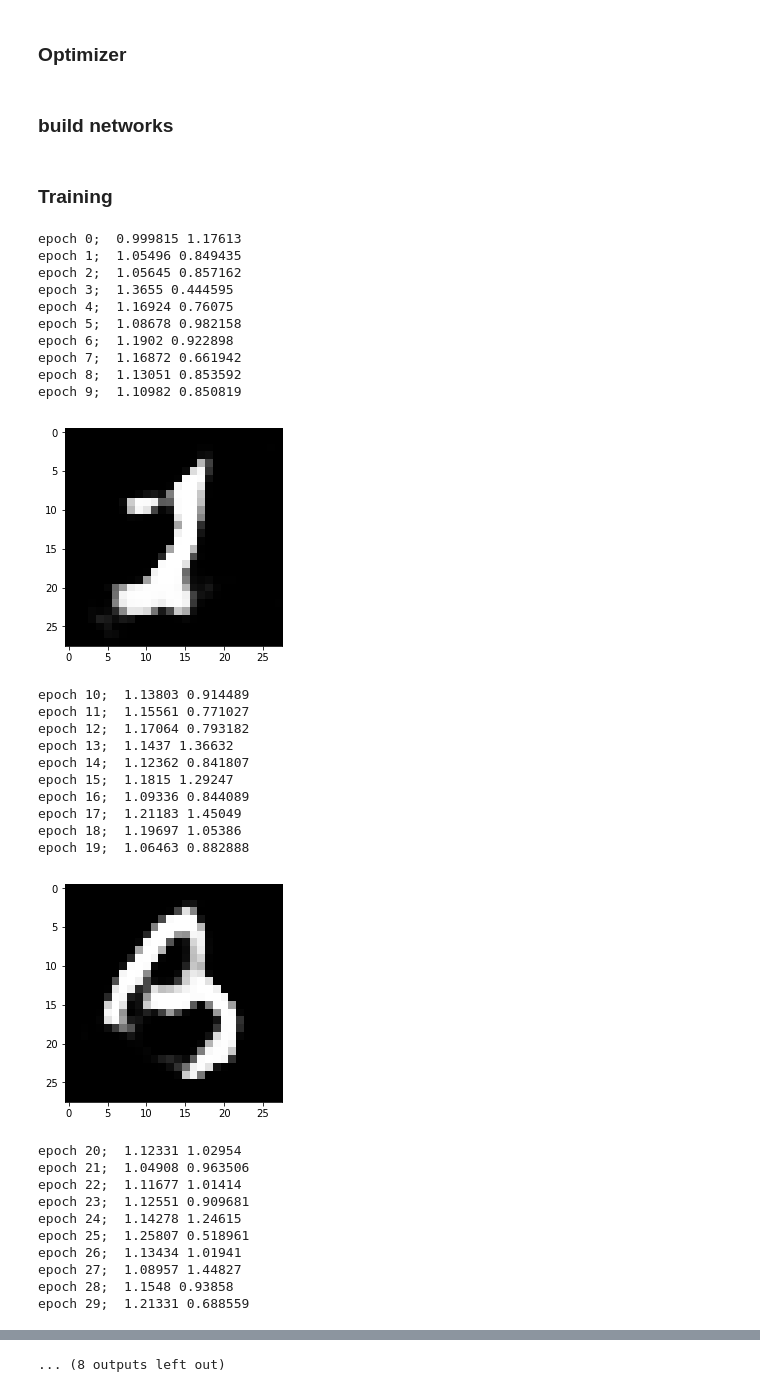
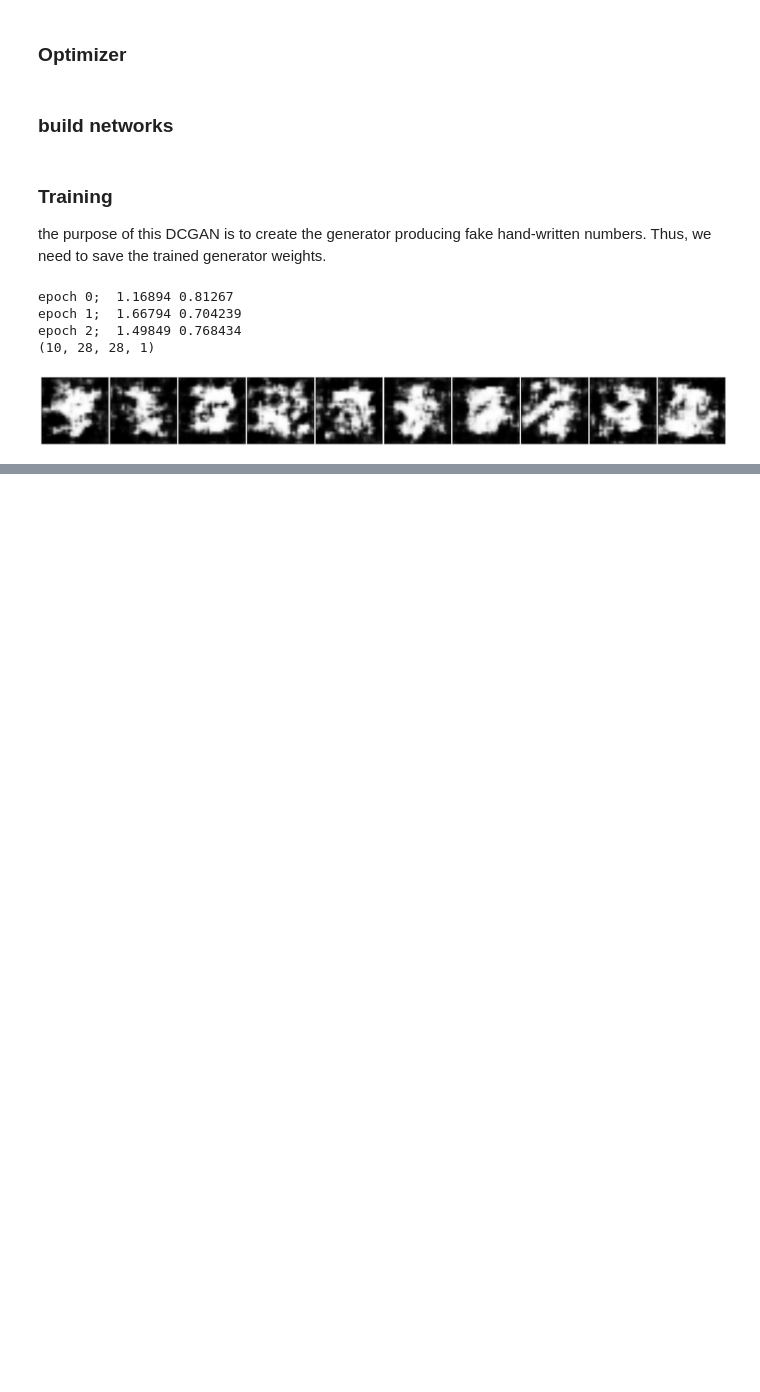
Before and after one commit to afcarl/deep-learning-practice, a Jupyter notebook: gan/DCGAN.ipynb, the cells around one changed output, grey strips where cells are left out. Cells and saved outputs as stored; diff of their text form; code cells hidden in the pictures; blank space fills up the shorter version.

Commit message:
feat: implemented displaying generated images

```diff
--- a/gan/DCGAN.ipynb
+++ b/gan/DCGAN.ipynb
@@ -205,71 +205,56 @@ d_loss, g_loss = loss(x=x, z=z, z_size=z_size)
 
 # define optimizers
 d_opt, g_opt = optimizer(d_loss, g_loss, learning_rate, beta1)
-# %% [markdown]
-### Training
+# %% [markdown]
+### Training
+the purpose of this DCGAN is to create the generator producing fake hand-written numbers. Thus, we need to save the trained generator weights.
 # %%
 epochs = 100
 batch_size = 100
+saver = tf.train.Saver()
+sample_size = 10
 
 with tf.Session() as sess:
     sess.run(tf.global_variables_initializer())
     for e in range(epochs):
         for i in range(batch_size):
             # get imgs, reshape and rescale to pass to discriminator
             batch = mnist.train.next_batch(batch_size)
             real_imgs = batch[0].reshape(-1, 28, 28, 1)
             real_imgs = real_imgs*2 - 1
 
             # generate random vector for z
             rand_noise = np.random.uniform(-1, 1, size=(batch_size, z_size))
 
-
             # update discriminator and generator
             sess.run(g_opt, feed_dict={x:real_imgs, z:rand_noise})
             sess.run(d_opt, feed_dict={x:real_imgs, z:rand_noise})
 
         # print training losses
         train_loss_d = d_loss.eval({x:real_imgs, z:rand_noise})
         train_loss_g = g_loss.eval({z:rand_noise})
         print("epoch " + str(e) + "; ", train_loss_d, train_loss_g)
 
         # print generated images
         if (e+1)%10 == 0:
-            sample_z = np.random.uniform(-1, 1, size=(1, z_size))
+            # generate fake images
+            sample_z = np.random.uniform(-1, 1, size=(sample_size, z_size))
             g_logits, g_imgs = sess.run(generator(z, z_size, reuse=True), feed_dict={z: sample_z})
-            g_imgs = g_imgs[0, :, :, 0]
-            plt.imshow(g_imgs, cmap="Greys_r")
+
+            # plot fake images
+            fig, axes = plt.subplots(1, 10, figsize=(20, 2))
+            for index, ax in enumerate(axes):
+                ax.imshow(g_imgs[index][:, :, 0], cmap='Greys_r')
+                ax.get_xaxis().set_visible(False)
+                ax.get_yaxis().set_visible(False)
+            fig.tight_layout(pad=0.2)
             plt.show()
+
+    # save the trained generator weights
+    saver.save(sess, './checkpoints/generator.ckpt')
 # %% [output]
-epoch 0;  0.999815 1.17613
-epoch 1;  1.05496 0.849435
-epoch 2;  1.05645 0.857162
-epoch 3;  1.3655 0.444595
-epoch 4;  1.16924 0.76075
-epoch 5;  1.08678 0.982158
-epoch 6;  1.1902 0.922898
-epoch 7;  1.16872 0.661942
-epoch 8;  1.13051 0.853592
-epoch 9;  1.10982 0.850819
+epoch 0;  1.16894 0.81267
+epoch 1;  1.66794 0.704239
+epoch 2;  1.49849 0.768434
+(10, 28, 28, 1)
-[figure, old version]
+[figure, new version]
-epoch 10;  1.13803 0.914489
-epoch 11;  1.15561 0.771027
-epoch 12;  1.17064 0.793182
-epoch 13;  1.1437 1.36632
-epoch 14;  1.12362 0.841807
-epoch 15;  1.1815 1.29247
-epoch 16;  1.09336 0.844089
-epoch 17;  1.21183 1.45049
-epoch 18;  1.19697 1.05386
-epoch 19;  1.06463 0.882888
-[figure, removed]
-epoch 20;  1.12331 1.02954
-epoch 21;  1.04908 0.963506
-epoch 22;  1.11677 1.01414
-epoch 23;  1.12551 0.909681
-epoch 24;  1.14278 1.24615
-epoch 25;  1.25807 0.518961
-epoch 26;  1.13434 1.01941
-epoch 27;  1.08957 1.44827
-epoch 28;  1.1548 0.93858
-epoch 29;  1.21331 0.688559
@@ -310 +260,0 @@ epoch 59;  1.10448 1.01081
-... (8 outputs left out)
```
Also changed, not shown: parts of 2 cells of this notebook.
